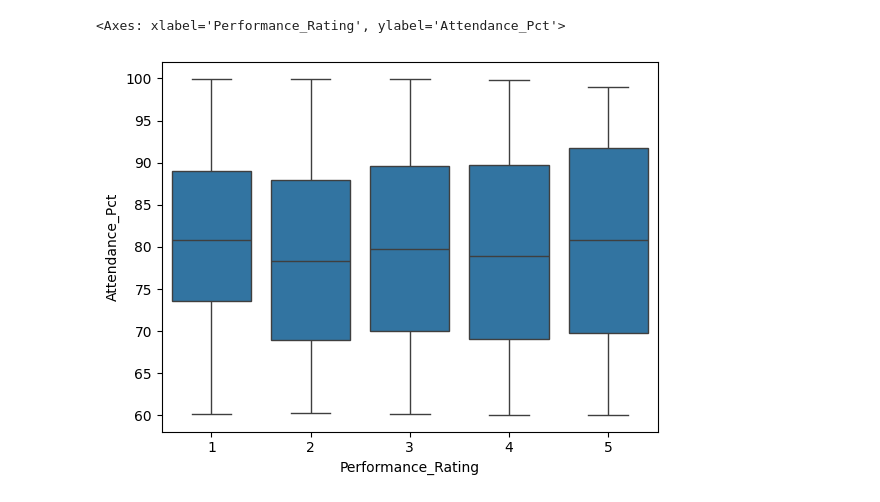
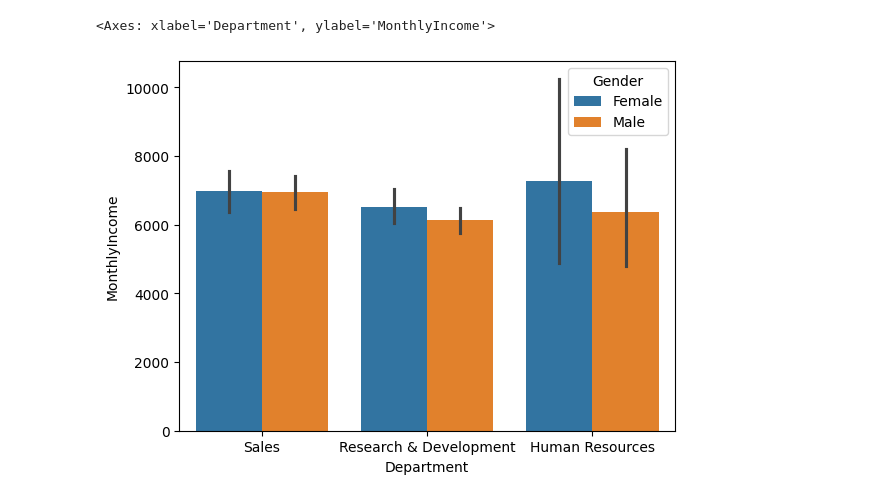
Before and after one commit to adnansaqib180-bit/Salary-Predictor-Regression, a Jupyter notebook: hr_data.ipynb, the cells around one changed output. Drawn from its saved outputs; the diff is of its cells as text; code cells hidden in the pictures.

```diff
--- a/hr_data.ipynb
+++ b/hr_data.ipynb
@@ -42,0 +12,5 @@ df.drop_duplicates()
+# %%
+df = pd.read_csv('new_hr.csv')
+df = df.drop(columns=['EmployeeCount','YearsInCurrentRole','YearsWithCurrManager','PercentSalaryHike','BusinessTravel','JobSatisfaction','WorkLifeBalance','Over18','EnvironmentSatisfaction','MaritalStatus','EmployeeNumber','RelationshipSatisfaction','DistanceFromHome','StockOptionLevel','StandardHours'])
+df.drop_duplicates()
+df.head(3)
@@ -43,6 +31,5 @@ df.drop_duplicates()
 # %%
-sns.boxplot(data=df,x='Performance_Rating',y='Attendance_Pct')
-#no outliesr
+sns.barplot(data = df , x= 'Department',y='MonthlyIncome',hue='Gender')
 # %% [output]
-<Axes: xlabel='Performance_Rating', ylabel='Attendance_Pct'>
+<Axes: xlabel='Department', ylabel='MonthlyIncome'>
-[figure, old version]
+[figure, new version]
```
Also changed, not shown: parts of 25 cells of this notebook.
